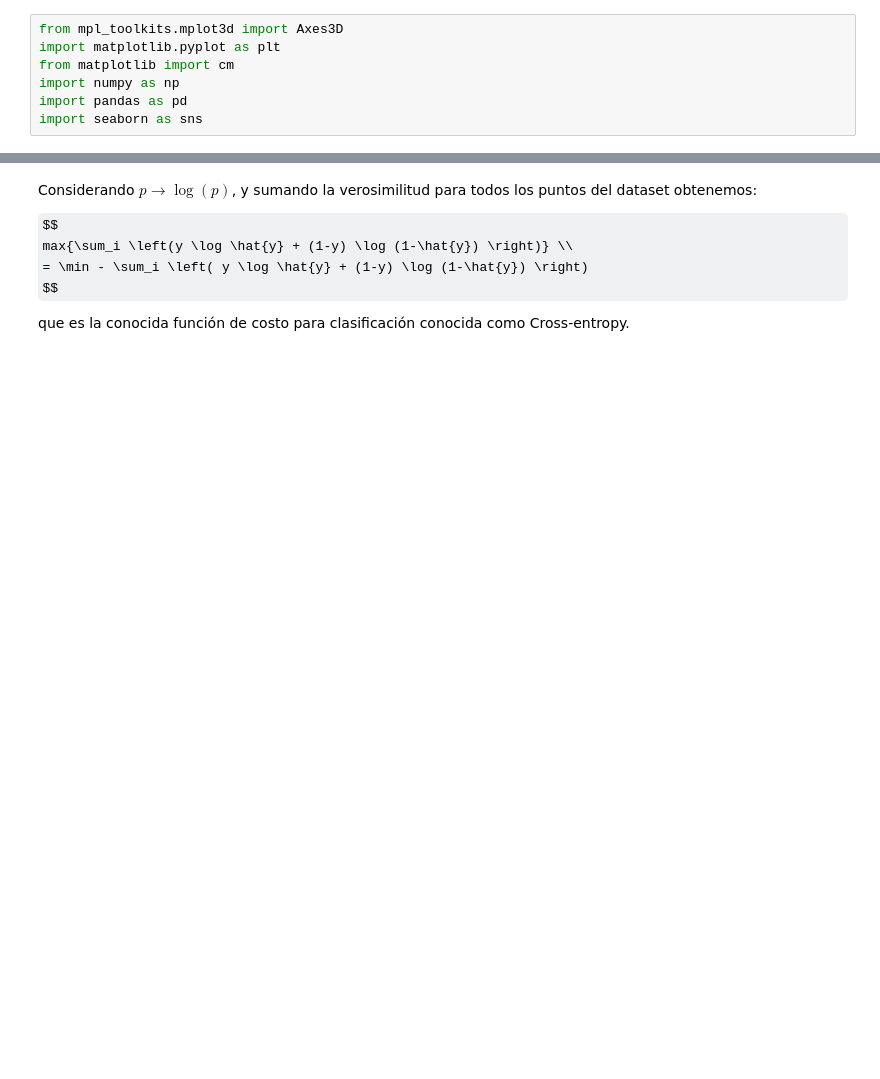
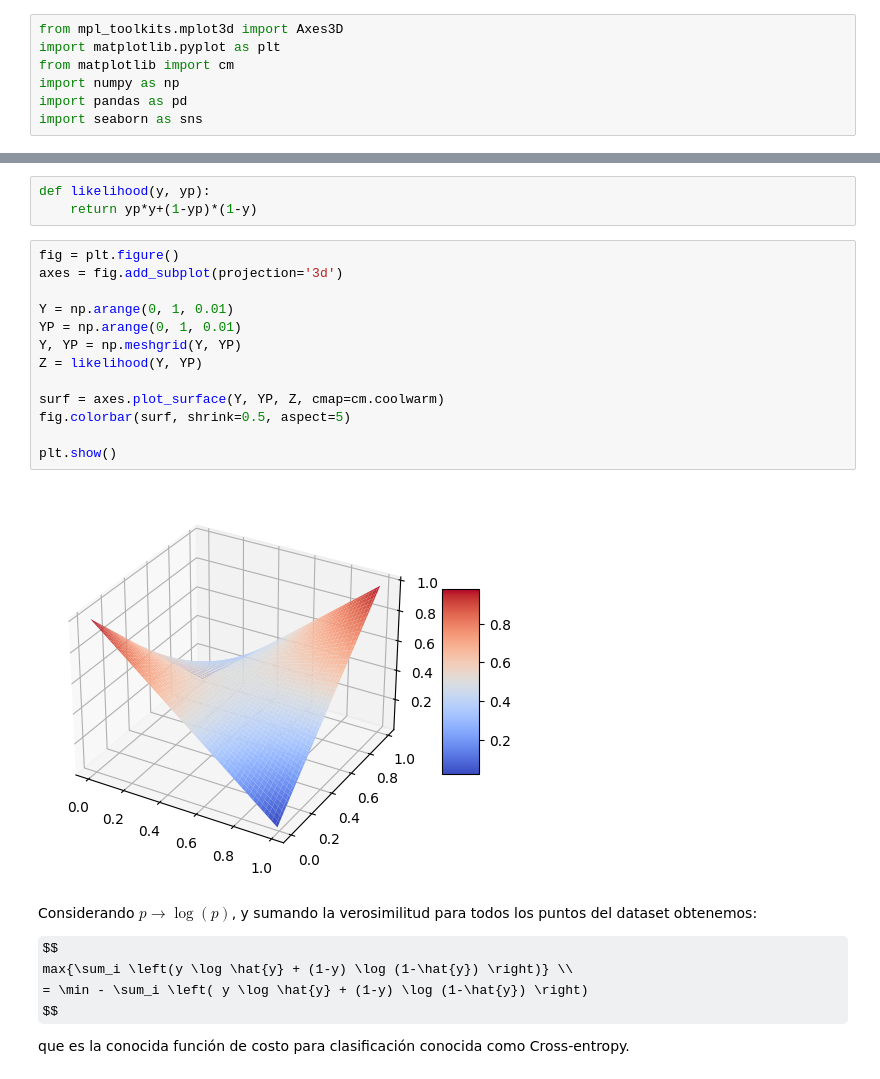
Before and after one commit to jariel17/curso-probabilidad, a Jupyter notebook: 06_regresión_logística.ipynb, the cells around one changed output, grey strips where cells are left out. Cells and saved outputs as stored; diff of their text form; some formulas as TeX source; blank space fills up the shorter version.

```diff
--- a/06_regresión_logística.ipynb
+++ b/06_regresión_logística.ipynb
@@ -39,3 +36,21 @@ Esta función da como resultado probabilidades altas cuando $\hat{y} \sim y$.
+# %%
+def likelihood(y, yp):
+    return yp*y+(1-yp)*(1-y)
+# %%
+fig = plt.figure()
+axes = fig.add_subplot(projection='3d')
+
+Y = np.arange(0, 1, 0.01)
+YP = np.arange(0, 1, 0.01)
+Y, YP = np.meshgrid(Y, YP)
+Z = likelihood(Y, YP)
+
+surf = axes.plot_surface(Y, YP, Z, cmap=cm.coolwarm)
+fig.colorbar(surf, shrink=0.5, aspect=5)
+
+plt.show()
+# %% [output]
+[figure, added]
 # %% [markdown]
 Considerando $p \rightarrow \log(p)$, y sumando la verosimilitud para todos los puntos del dataset obtenemos:
 
```
Also changed, not shown: parts of 13 cells of this notebook.
